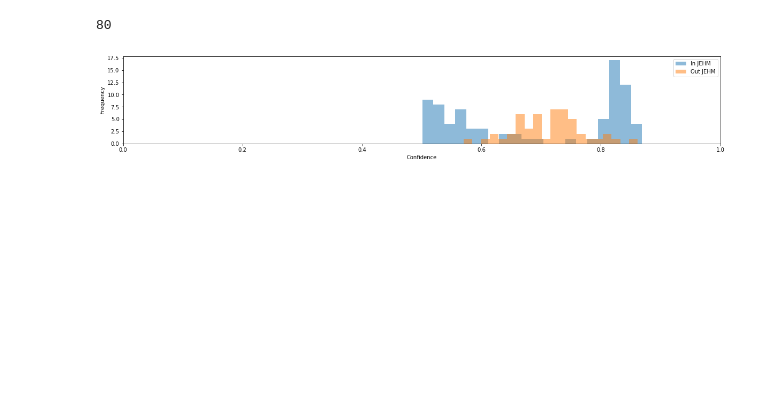
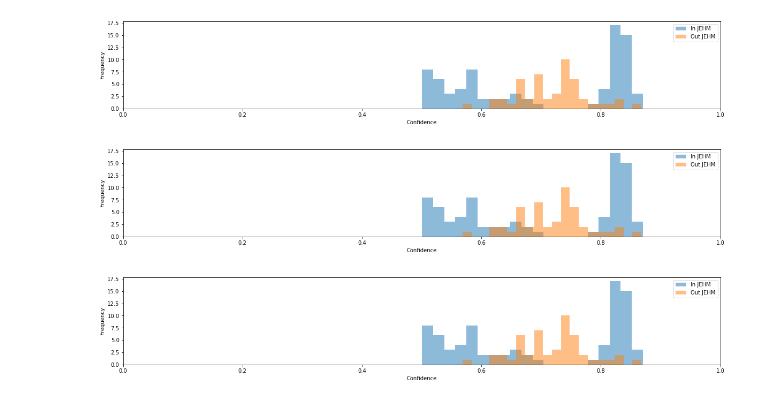
Before and after one commit to jjgarciac/ANN-Calibration, a Jupyter notebook: grapher.ipynb, the cells around one changed output. Saved outputs shown, nothing was run; the diff lists cells and outputs as text; code cells hidden in the pictures; blank space fills up the shorter version.

```diff
--- a/grapher.ipynb
+++ b/grapher.ipynb
@@ -99,10 +119,9 @@ confidence_plot([ann_model], x_test, ood_x)
 # %%
 confidence_plot([jehmo_model], x_train, ood_x)
-len(x_test)
-len(x_train)
 # %% [output]
-80
-[figure, old version]
+[figure, new version]
+[figure, added]
+[figure, added]
 # %%
 confidence_plot([ann_model], x_train, ood_x)
 # %% [output]
```
Also changed, not shown: parts of 22 cells of this notebook.
